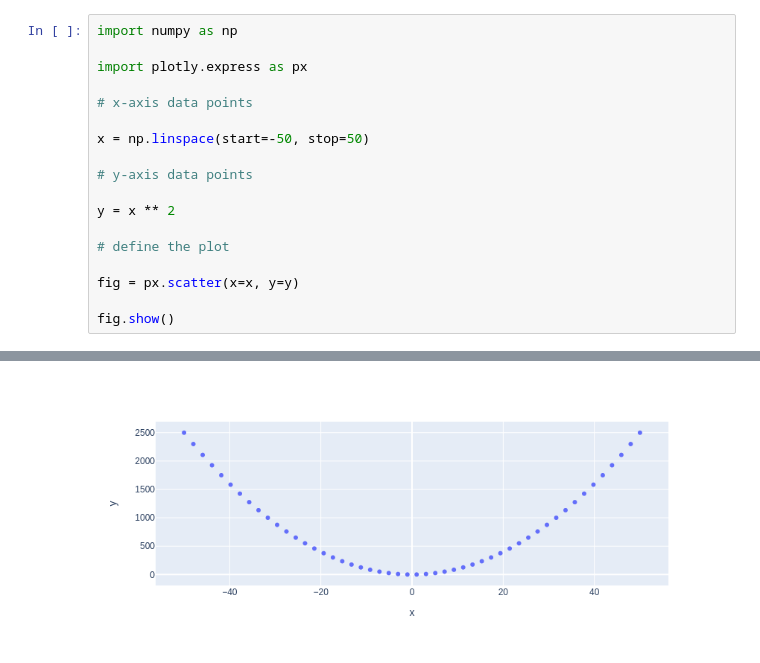
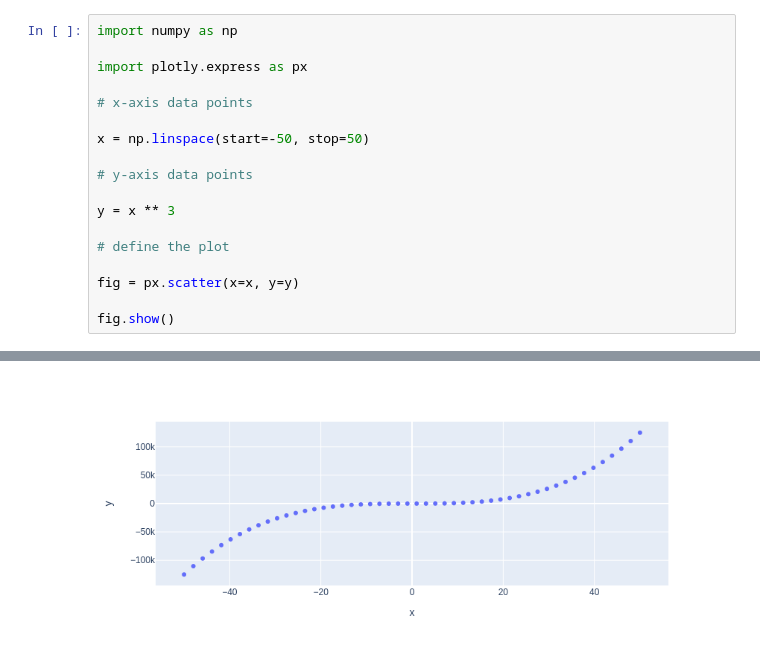
Before and after one commit to senthilkumar1905/my-notebooks-repo, a Jupyter notebook: experiment1.ipynb, the cells around one changed output, grey strips where cells are left out. Drawn from its saved outputs; the diff is of its cells as text.

```diff
--- a/experiment1.ipynb
+++ b/experiment1.ipynb
@@ -9,7 +9,7 @@ x = np.linspace(start=-50, stop=50)
 
 # y-axis data points
 
-y = x ** 2
+y = x ** 3
 
 # define the plot
 
@@ -21 +20 @@ fig.show()
-[figure, old version]
+[figure, new version]
```
Also changed, not shown: parts of 1 cell of this notebook.
